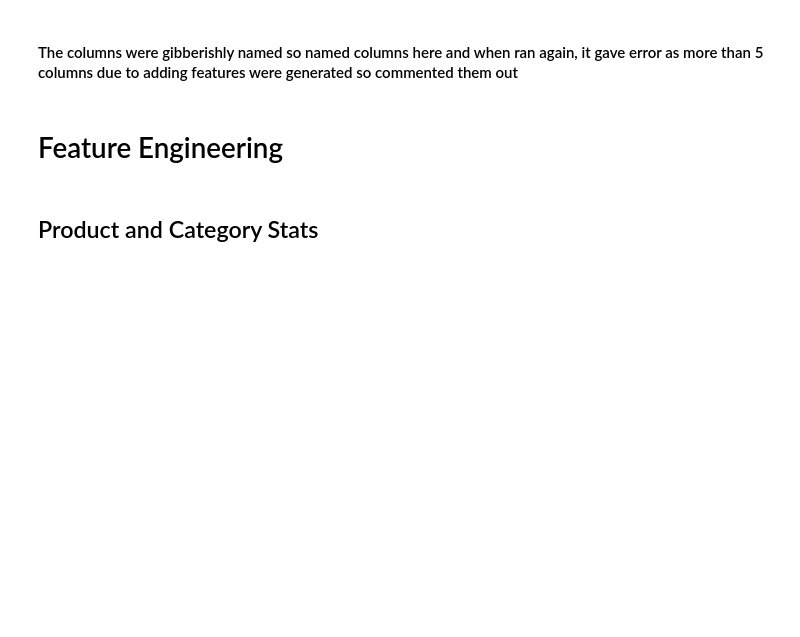
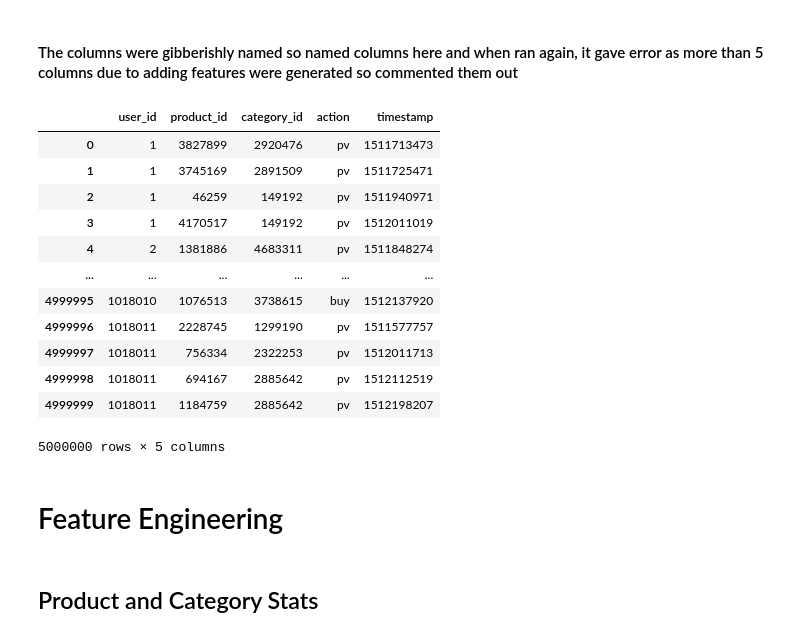
Before and after one commit to vivasvana1/FunnelAnalysis, a Jupyter notebook: FunnelAnalysis_1(Cleaning and Sampling).ipynb, the cells around one changed output. Cells and saved outputs as stored; diff of their text form; code cells hidden in the pictures; blank space fills up the shorter version.

```diff
--- a/FunnelAnalysis_1(Cleaning and Sampling).ipynb
+++ b/FunnelAnalysis_1(Cleaning and Sampling).ipynb
@@ -48,10 +64,24 @@ import pandas as pd
 #### The columns were gibberishly named so named columns here and when ran again, it gave error as more than 5 columns due to adding features were generated so commented them out
 # %%
 
-# # df.columns=['user_id','product_id','product_category','action','timestamp']
-# # df.to_csv('FunnelAnalysis.csv')
+# df.columns=['user_id','product_id','product_category','action','timestamp']
+# df.to_csv('FunnelAnalysis.csv')
 
-# df
+df
+# %% [output]
+|  | user_id | product_id | category_id | action | timestamp |
+| 0 | 1 | 3827899 | 2920476 | pv | 1511713473 |
+| 1 | 1 | 3745169 | 2891509 | pv | 1511725471 |
+| 2 | 1 | 46259 | 149192 | pv | 1511940971 |
+| 3 | 1 | 4170517 | 149192 | pv | 1512011019 |
+| 4 | 2 | 1381886 | 4683311 | pv | 1511848274 |
+| ... | ... | ... | ... | ... | ... |
+| 4999995 | 1018010 | 1076513 | 3738615 | buy | 1512137920 |
+| 4999996 | 1018011 | 2228745 | 1299190 | pv | 1511577757 |
+| 4999997 | 1018011 | 756334 | 2322253 | pv | 1512011713 |
+| 4999998 | 1018011 | 694167 | 2885642 | pv | 1512112519 |
+| 4999999 | 1018011 | 1184759 | 2885642 | pv | 1512198207 |
+5000000 rows × 5 columns
 # %% [markdown]
 # Feature Engineering
 # %%
```
Also changed, not shown: parts of 18 cells of this notebook, 2 other files.
